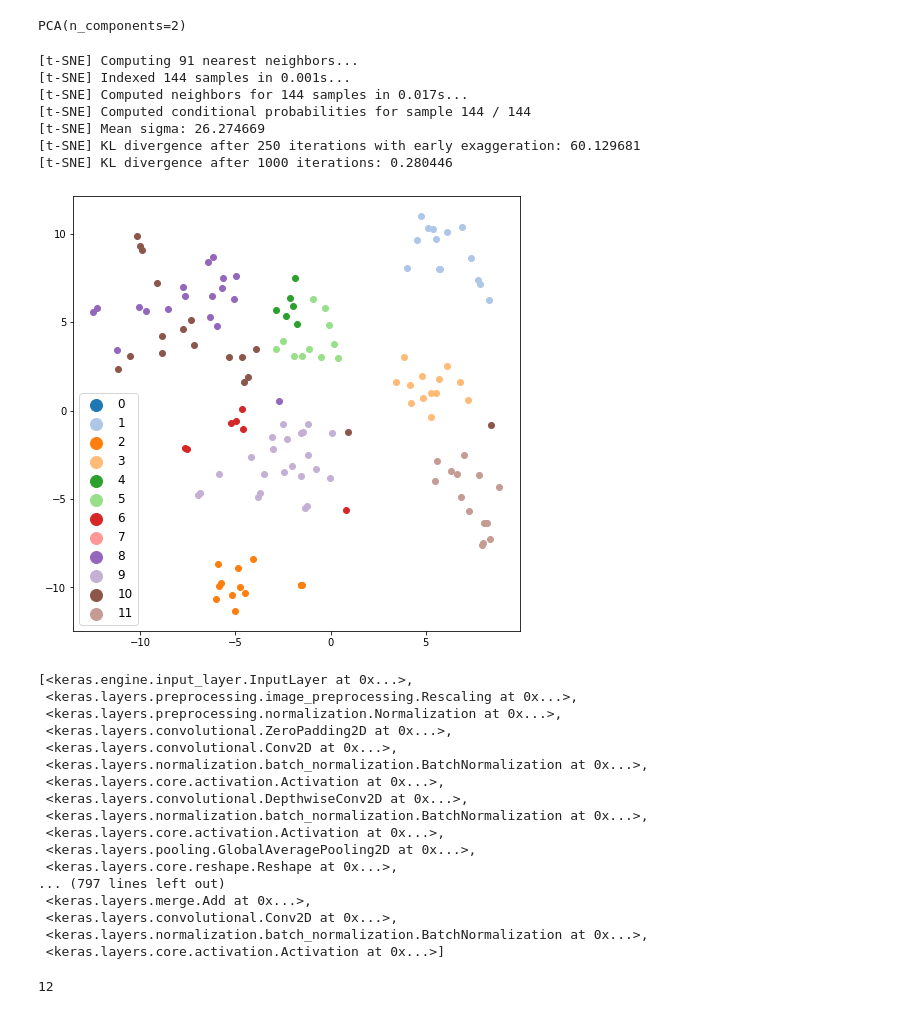
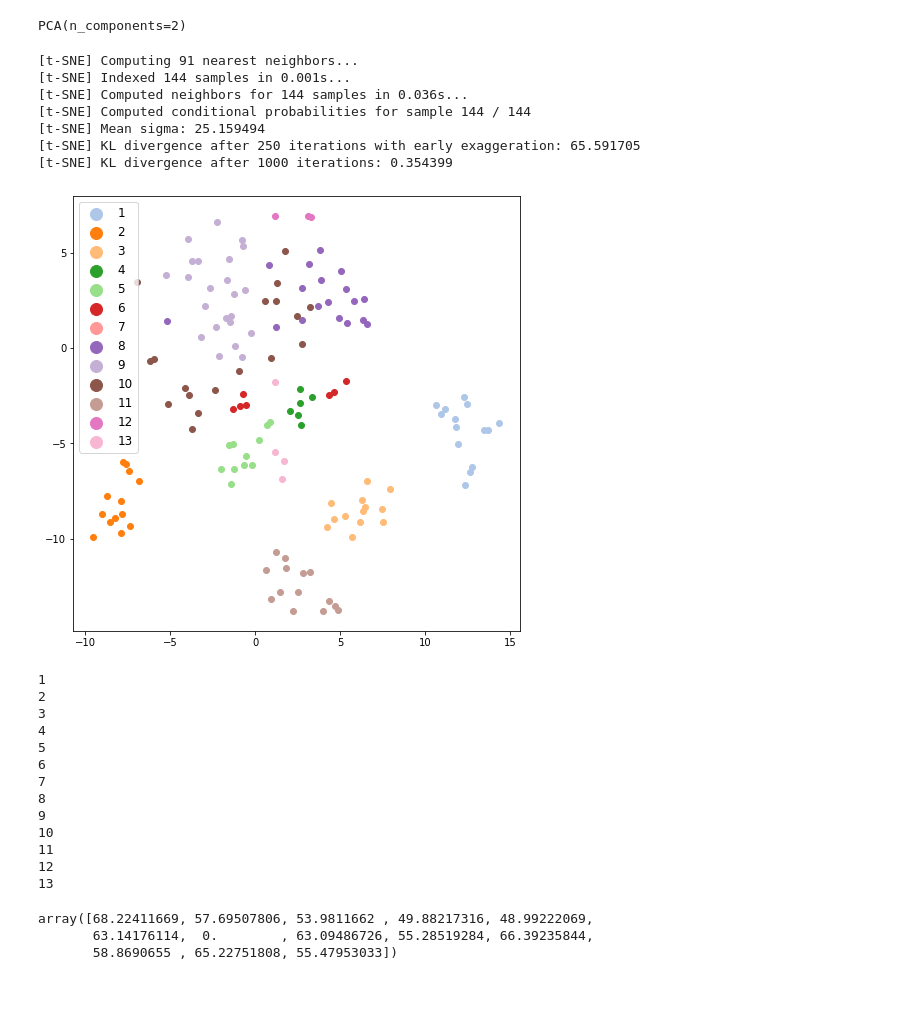
Before and after one commit to LLynd/KNUMxGolemMLHackaton2022, a Jupyter notebook: src/notebooks/Weronika.ipynb, the cells around one changed output. Drawn from its saved outputs; the diff is of its cells as text; code cells hidden in the pictures.

```diff
--- a/src/notebooks/Weronika.ipynb
+++ b/src/notebooks/Weronika.ipynb
@@ -103,6 +103,11 @@ TensorShape([144, 2560])
 # %%
 emb_b7_2 = model2(preprocessing(df)[0])
 # %%
+import numpy as np
+from skimage.transform import resize
+import pandas as pd
+
+
 def normalize(x):
     return x/255
 
@@ -110,11 +115,13 @@ def normalize(x):
 def preprocessing(df):
     data_x = np.zeros((len(df),256,256,3))
     data_y = np.zeros((len(df),1))
-
+    mean=0
     for i in range(len(df)):
         data_y[i] = df['y'][i]
         temp_df = np.array(df['X'][i][:,:,0:3])
         temp_df_shape = np.array(df['X'][i][:,:,0:3]).shape
+
+        mean += np.mean(temp_df)
         max_shape = np.max(temp_df_shape)
         max_shape_orient = np.where(temp_df_shape==max_shape) # zwróci 0 albo 1
         temp_arr = np.zeros((max_shape,max_shape,3)) ## mozna czymś wypełnić tło
@@ -127,11 +134,11 @@ def preprocessing(df):
             t = (temp_df_shape[1] - temp_df_shape[0])//2
             temp_arr[t:t+temp_df_shape[0],:,:] = temp_df
 
+
         data_x[i] = resize(temp_arr, (256, 256))
+
+    data_x = np.where(data_x==0,mean/i,data_x)
 
 
 
     return data_x, data_y
-
-
-    df["X"] = df["X"].apply(normalize)
@@ -150,26 +157,26 @@ pca_proj = pca.transform(emb_b7_1)
 # %%
 from sklearn.manifold import TSNE
 from matplotlib import cm
 import matplotlib.pyplot as plt
 
 # Create a two dimensional t-SNE projection of the embeddings
 tsne = TSNE(2, verbose=1)
-tsne_proj = tsne.fit_transform(emb_b7_1)
+tsne_proj = tsne.fit_transform(emb_b7_2)
 # Plot those points as a scatter plot and label them based on the pred labels
 cmap = cm.get_cmap('tab20')
 fig, ax = plt.subplots(figsize=(8,8))
 num_categories = 12
-for lab in range(num_categories):
+for lab in range(1, num_categories+2):
     indices = y==lab
     ax.scatter(tsne_proj[indices[:,0],0],tsne_proj[indices[:,0],1], c=np.array(cmap(lab)).reshape(1,4), label = lab ,alpha=1)
 ax.legend(fontsize='large', markerscale=2)
 plt.show()
 # %% [output]
 [t-SNE] Computing 91 nearest neighbors...
 [t-SNE] Indexed 144 samples in 0.001s...
-[t-SNE] Computed neighbors for 144 samples in 0.017s...
+[t-SNE] Computed neighbors for 144 samples in 0.036s...
 [t-SNE] Computed conditional probabilities for sample 144 / 144
-[t-SNE] Mean sigma: 26.274669
-[t-SNE] KL divergence after 250 iterations with early exaggeration: 60.129681
-[t-SNE] KL divergence after 1000 iterations: 0.280446
+[t-SNE] Mean sigma: 25.159494
+[t-SNE] KL divergence after 250 iterations with early exaggeration: 65.591705
+[t-SNE] KL divergence after 1000 iterations: 0.354399
-[figure, old version]
+[figure, new version]
@@ -176,24 +202,30 @@ plt.show()
 # %%
-model.layers
+mean_dist_in_cat = np.zeros((13))
+for i in range(1, 14):
+    print(i)
+    ids = df.loc[df['y']==i].index
+    if len(ids)==0:
+        pass
+    else:
+        checked = distances[ids[0]]
+        mean_dist_in_cat[i-1] = checked[ids[1:]].mean()
 # %% [output]
-[<keras.engine.input_layer.InputLayer at 0x...>,
- <keras.layers.preprocessing.image_preprocessing.Rescaling at 0x...>,
- <keras.layers.preprocessing.normalization.Normalization at 0x...>,
- <keras.layers.convolutional.ZeroPadding2D at 0x...>,
- <keras.layers.convolutional.Conv2D at 0x...>,
- <keras.layers.normalization.batch_normalization.BatchNormalization at 0x...>,
- <keras.layers.core.activation.Activation at 0x...>,
- <keras.layers.convolutional.DepthwiseConv2D at 0x...>,
- <keras.layers.normalization.batch_normalization.BatchNormalization at 0x...>,
- <keras.layers.core.activation.Activation at 0x...>,
- <keras.layers.pooling.GlobalAveragePooling2D at 0x...>,
- <keras.layers.core.reshape.Reshape at 0x...>,
-... (797 lines left out)
- <keras.layers.merge.Add at 0x...>,
- <keras.layers.convolutional.Conv2D at 0x...>,
- <keras.layers.normalization.batch_normalization.BatchNormalization at 0x...>,
- <keras.layers.core.activation.Activation at 0x...>]
+1
+2
+3
+4
+5
+6
+7
+8
+9
+10
+11
+12
+13
 # %%
-len(df['y'].unique())
+mean_dist_in_cat
 # %% [output]
-12
+array([68.22411669, 57.69507806, 53.9811662 , 49.88217316, 48.99222069,
+       63.14176114,  0.        , 63.09486726, 55.28519284, 66.39235844,
+       58.8690655 , 65.22751808, 55.47953033])
```
Also changed, not shown: parts of 9 cells of this notebook.
